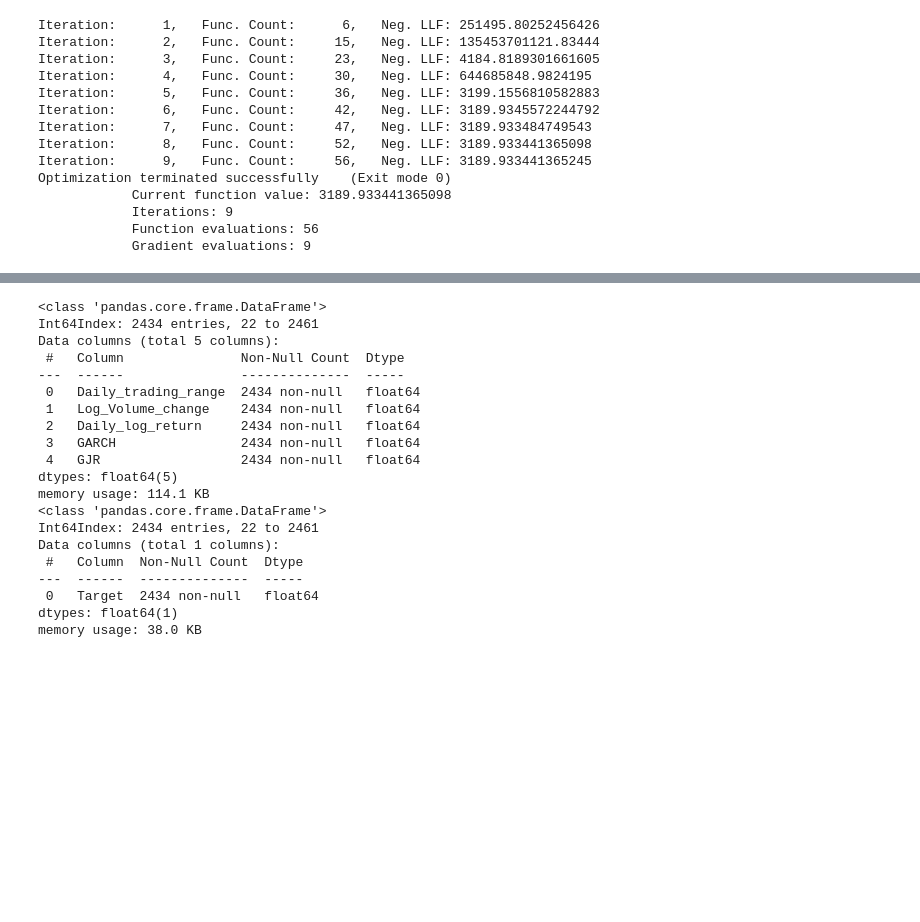
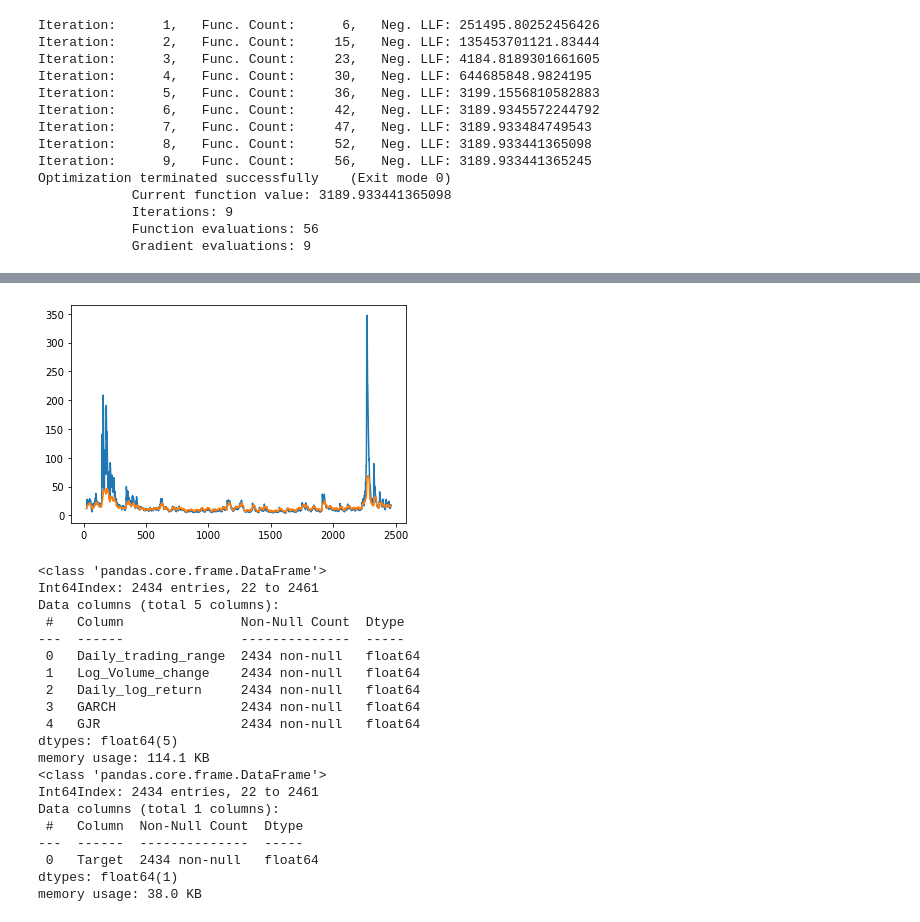
Before and after one commit to eddie8615/cs_project, a Jupyter notebook: hybrid_lstm.ipynb, the cells around one changed output, grey strips where cells are left out. Cells and saved outputs as stored; diff of their text form; code cells hidden in the pictures; blank space fills up the shorter version.

```diff
--- a/hybrid_lstm.ipynb
+++ b/hybrid_lstm.ipynb
@@ -149,4 +149,10 @@ trainingData
 2434 rows × 6 columns
+# %%
+plt.plot(trainingData['GARCH'])
+plt.plot(data[['Target']])
+plt.show()
+# %% [output]
+[figure, added]
 # %%
 from keras.models import Sequential
 from keras.layers import LSTM, Dense, Dropout
```
Also changed, not shown: parts of 8 cells of this notebook.
